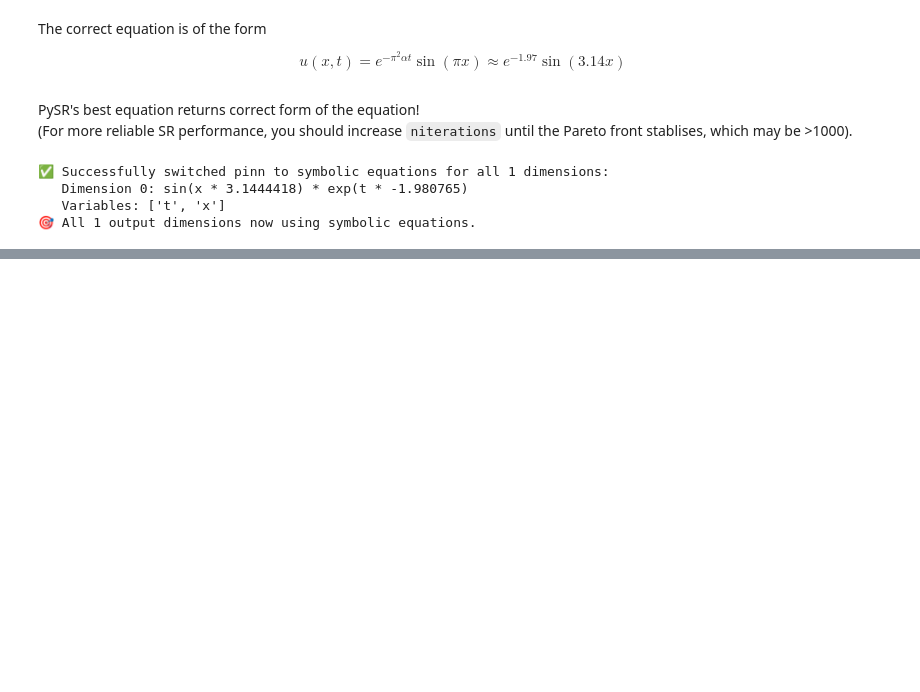
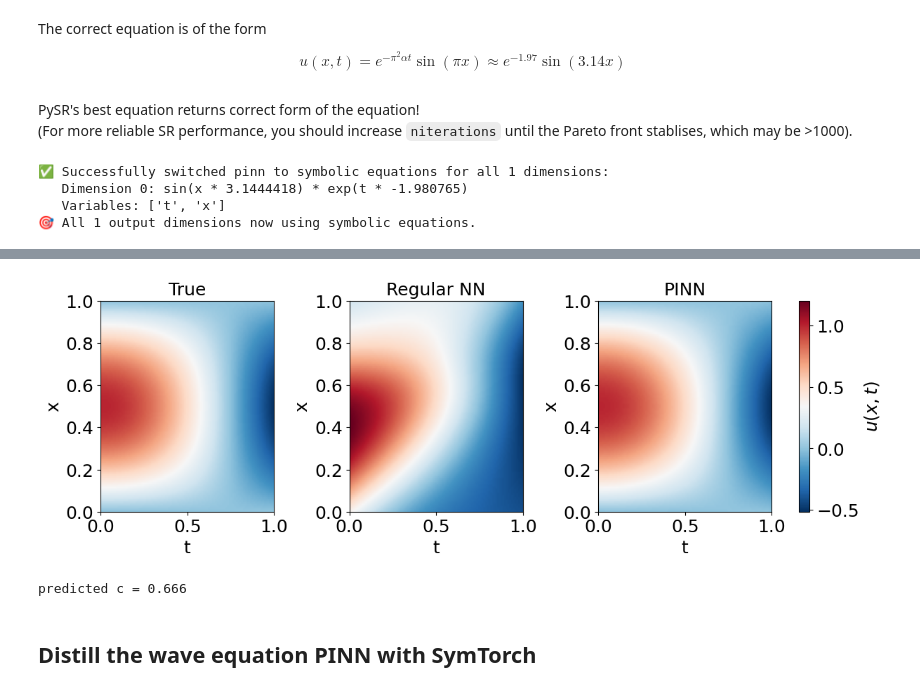
Before and after one commit to astroautomata/SymTorch, a Jupyter notebook: docs/demos/pinns_demo.ipynb, the cells around one changed output, grey strips where cells are left out. Drawn from its saved outputs; the diff is of its cells as text; code cells hidden in the pictures; blank space fills up the shorter version.

Commit message:
Added damped harmonic oscillator and 1d wave equation to the PINN demo

```diff
--- a/docs/demos/pinns_demo.ipynb
+++ b/docs/demos/pinns_demo.ipynb
@@ -330,0 +337,11 @@ if os.path.exists('SR_output'):
+# %%
+c_true = 0.67
+
+def wave_exact(x, t):
+    return np.sin(np.pi * x) * np.cos(c_true * np.pi * t)
+
+N = 10
+x_wave = np.random.rand(N)
+t_wave = np.random.rand(N)
+xt_wave = torch.tensor(np.stack([x_wave, t_wave], axis=1), dtype=torch.float32)
+u_wave = torch.tensor(wave_exact(x_wave, t_wave).reshape(-1, 1), dtype=torch.float32)
@@ -330,0 +383,48 @@ if os.path.exists('SR_output'):
+# %%
+wave_nn = RegularNN()
+wave_nn, _ = train(wave_nn, xt_wave, u_wave, epochs=5000)
+
+wave_pinn = WavePINN()
+wave_pinn, _ = train(wave_pinn, xt_wave, u_wave, epochs=5000)
+# %%
+def plot_wave(nn_model, pinn_model, c=0.67, Nx=100, Nt=100):
+    x = np.linspace(0.0, 1.0, Nx)
+    t = np.linspace(0.0, 1.0, Nt)
+    X, T = np.meshgrid(x, t, indexing="ij")
+
+    U_exact = np.sin(np.pi * X) * np.cos(c * np.pi * T)
+
+    def predict_grid(model):
+        model.eval()
+        device = next(model.parameters()).device
+        XT = np.stack([X.ravel(), T.ravel()], axis=1)
+        xt = torch.tensor(XT, dtype=torch.float32, device=device)
+        with torch.no_grad():
+            return model(xt).reshape(Nx, Nt).detach().cpu().numpy()
+
+    U_nn = predict_grid(nn_model)
+    U_pinn = predict_grid(pinn_model)
+
+    vmin = min(U_exact.min(), U_nn.min(), U_pinn.min())
+    vmax = max(U_exact.max(), U_nn.max(), U_pinn.max())
+
+    fig, axes = plt.subplots(1, 3, figsize=(12, 4), constrained_layout=True)
+    for ax, (title, U) in zip(axes, [("True", U_exact), ("Regular NN", U_nn), ("PINN", U_pinn)]):
+        im = ax.imshow(U, origin="lower", extent=[0, 1, 0, 1], aspect="auto", cmap="RdBu_r", vmin=vmin, vmax=vmax)
+        ax.set_xlabel("t")
+        ax.set_ylabel("x")
+        ax.set_title(title)
+
+    fig.colorbar(im, ax=axes, location="right", fraction=0.025, pad=0.02).set_label(r"$u(x,t)$")
+    plt.savefig("wave_pinn.png", dpi=300)
+    plt.show()
+
+plot_wave(wave_nn, wave_pinn, c=c_true)
+# %% [output]
+[figure, added]
+# %%
+print(f"predicted c = {float(wave_pinn.c):.3f}")
+# %% [output]
+predicted c = 0.666
+# %% [markdown]
+## Distill the wave equation PINN with SymTorch
```
Also changed, not shown: parts of 22 cells of this notebook, 2 other files.
